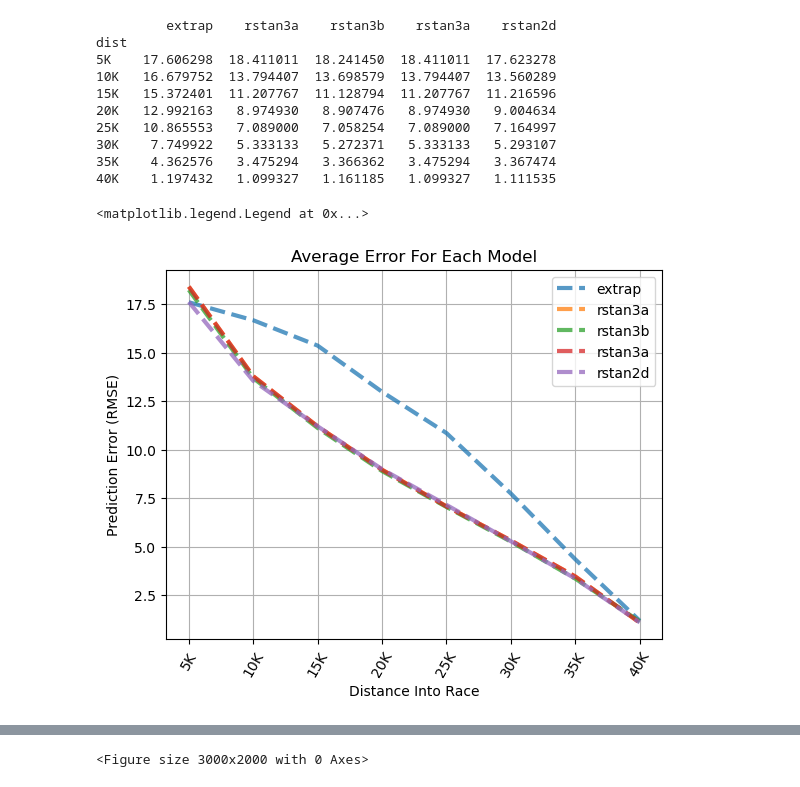
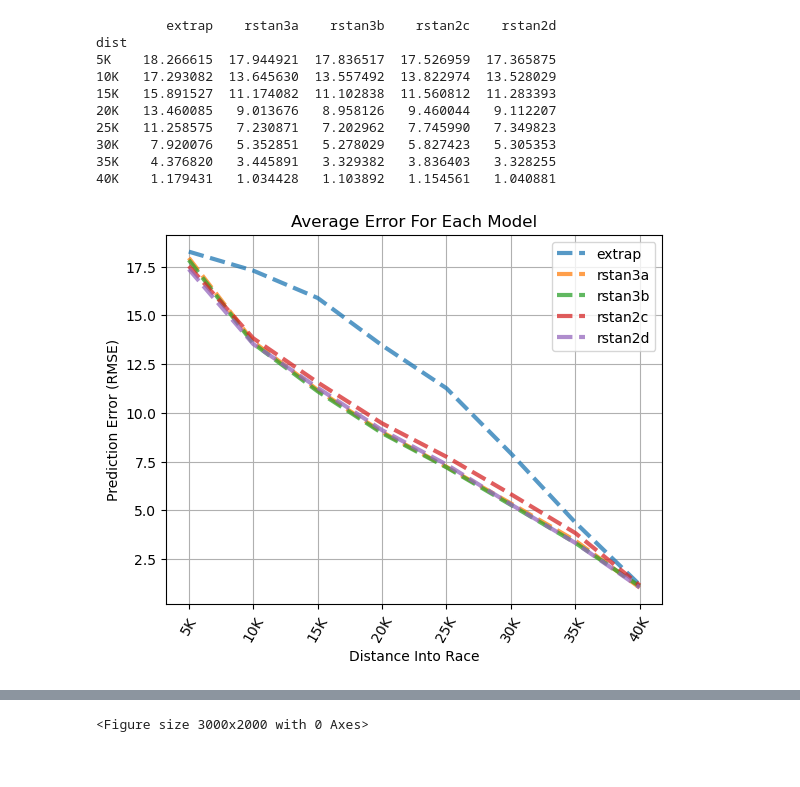
Before and after one commit to eaegerber/Marathon_Predictor, a Jupyter notebook: compare.ipynb, the cells around one changed output, grey strips where cells are left out. Saved outputs shown, nothing was run; the diff lists cells and outputs as text; code cells hidden in the pictures.

Commit message:
Modify race_class to work with new stan results

```diff
--- a/compare.ipynb
+++ b/compare.ipynb
@@ -28,37 +29,11 @@ model_info = {
 
     "rstan3a" : ("stan_results/rs_result3a.csv", ["total_pace", "curr_pace", "prop", "propxcurr"], ["beta[1]", "beta[2]", "beta[3]", "beta[4]"], True),
     "rstan3b" : ("stan_results/rs_result3b.csv", ["total_pace", "curr_pace", "prop", "propxcurr", "male"], ["beta[1]", "beta[2]", "beta[3]", "beta[4]", "beta[5]"], True),
+
+    "rstan3c" : ("stan_results/rs_result_1.csv", ["total_pace", "curr_pace", "prop", "propxcurr", "male"], ["beta[1]", "beta[2]", "beta[3]", "beta[4]", "beta[5]"], True),
 }
 
 models = {k: pd.read_csv(v[0]) for k, v in model_info.items()}
-# %%
-def get_preds(test_data, stan_data, feats_lis, beta_lis, name="stan_pred", propleft=False, full=False):
-    test_new = test_data.copy()
-    d1 = test_new[feats_lis]
-    d2 = stan_data[beta_lis].T.copy()
-
-    norm_mean = stan_data["alpha"] + d1.dot(d2.values)
-    if propleft:
-        norm_std = np.outer(test_new["propleft"], stan_data["sigma"])
-    else:
-        norm_std = stan_data["sigma"]
-    preds = np.random.normal(norm_mean, norm_std)
-
-    if full:
-        return preds
-    else:
-        preds = preds.mean(axis=1)
-        test_new[name] = preds
-        return test_new
-
-
-def get_table(test_data, old="stan_pred", new="stan"):
-    y_true = (42195 / 60) / test_data["finish"]
-    preds = (42195 / 60) / test_data[old]
-    extrap = (42195 / 60) / test_data["total_pace"]
-    test_data[new] = preds - y_true
-    test_data["extrap"] = extrap - y_true
-    return test_data
 # %%
 model_preds = {}
 
@@ -85,6 +61,6 @@ array([[3.51151494, 3.82453593, 3.08483392, ..., 3.7847537 , 3.85104478,
 test2 = test.copy()
 for k, v in model_preds.items():
     test2[k] = get_table(v)["stan"]
-test2["extrap"] = get_table(model_preds["rstan2a"])["extrap"]
+test2["extrap"] = get_table(model_preds["rstan3a"])["extrap"]
 test2
 # %% [output]
@@ -123,34 +99,34 @@ plt.legend()
 # %%
+labels = ["extrap", "rstan2a", "rstan2b", "rstan2c", "rstan2d"]
+labels = ["extrap", "rstan3a", "rstan3b", "rstan2c", "rstan2d"]
 
-labels = ["extrap", "rstan3a", "rstan3b", "rstan3a", "rstan2d"]
 colors = ["C0", "C1", "C2", "C3", "C4", "C5", "C6", "C7", "C8"]
 colors = ["C0", "C1", "C2", "C3", "C4"]
 styles = '--'
 mks = ["5K", "10K", "15K", "20K", "25K", "30K", "35K", "40K"]
 table_group = test2.groupby(["dist"])[labels].apply(lambda x: (x ** 2).mean() ** 0.5).loc[mks]
 print(table_group)
 table_group.plot(label=table_group.columns,  style=styles, linewidth=3, grid=True, alpha=0.75, color=colors)
 
 plt.xlabel("Distance Into Race")
 plt.ylabel("Prediction Error (RMSE)")
 plt.xticks(rotation=60)
 plt.title("Average Error For Each Model")
 plt.grid(True)
 plt.legend()
-# plt.savefig("analysis/all_errors3.png", bbox_inches="tight")
+plt.savefig("analysis/all_errors3.png", bbox_inches="tight")
 # %% [output]
-         extrap    rstan3a    rstan3b    rstan3a    rstan2d
+         extrap    rstan3a    rstan3b    rstan2c    rstan2d
 dist
-5K    17.606298  18.411011  18.241450  18.411011  17.623278
-10K   16.679752  13.794407  13.698579  13.794407  13.560289
-15K   15.372401  11.207767  11.128794  11.207767  11.216596
-20K   12.992163   8.974930   8.907476   8.974930   9.004634
-25K   10.865553   7.089000   7.058254   7.089000   7.164997
-30K    7.749922   5.333133   5.272371   5.333133   5.293107
-35K    4.362576   3.475294   3.366362   3.475294   3.367474
-40K    1.197432   1.099327   1.161185   1.099327   1.111535
+5K    18.266615  17.944921  17.836517  17.526959  17.365875
+10K   17.293082  13.645630  13.557492  13.822974  13.528029
+15K   15.891527  11.174082  11.102838  11.560812  11.283393
+20K   13.460085   9.013676   8.958126   9.460044   9.112207
+25K   11.258575   7.230871   7.202962   7.745990   7.349823
+30K    7.920076   5.352851   5.278029   5.827423   5.305353
+35K    4.376820   3.445891   3.329382   3.836403   3.328255
+40K    1.179431   1.034428   1.103892   1.154561   1.040881
-<matplotlib.legend.Legend at 0x...>
-[figure, old version]
+[figure, new version]
 # %%
 model_preds2 = {}
 
```
Also changed, not shown: parts of 10 cells of this notebook, 6 other files.
